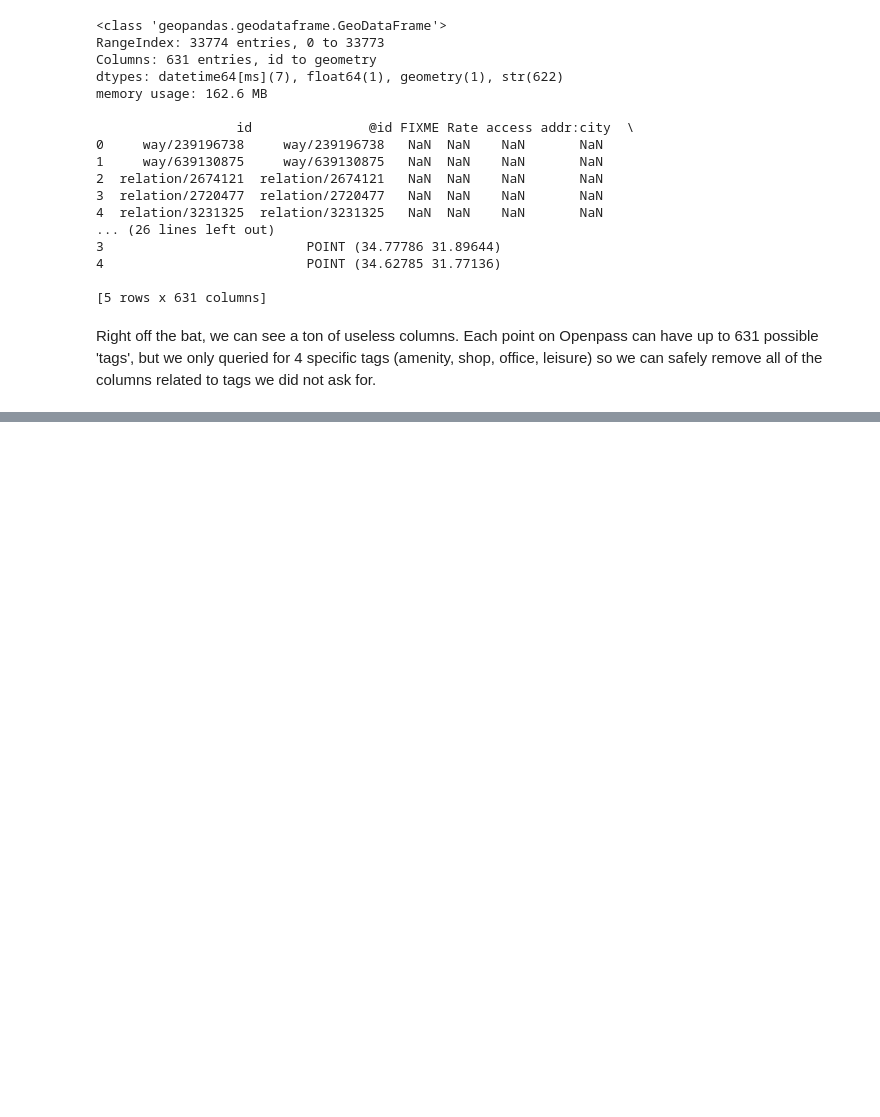
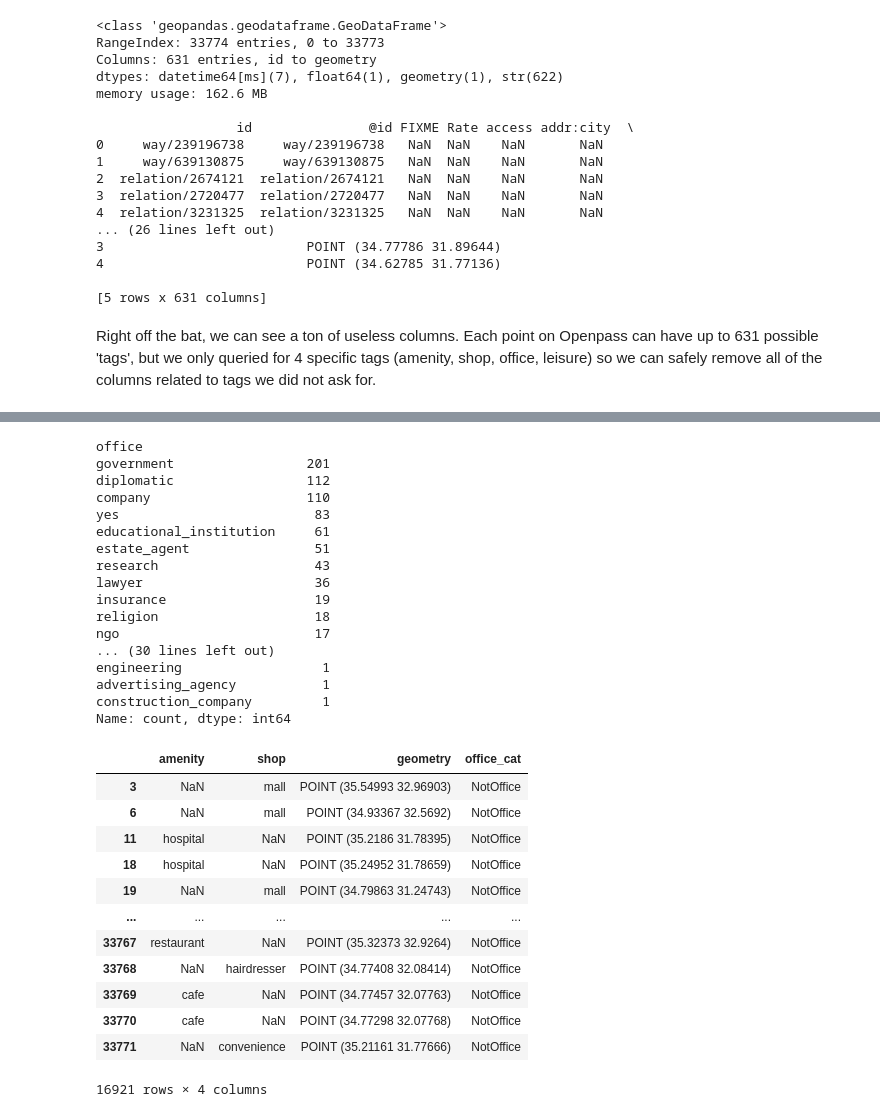
Before and after one commit to Mijael1999/EV-Charging-Station-demand-map, a Jupyter notebook: ev_project_notebook.ipynb, the cells around one changed output, grey strips where cells are left out. Cells and saved outputs as stored; diff of their text form; code cells hidden in the pictures; blank space fills up the shorter version.

```diff
--- a/ev_project_notebook.ipynb
+++ b/ev_project_notebook.ipynb
@@ -110,7 +113,7 @@ memory usage: 162.6 MB
 # %% [markdown]
 Right off the bat, we can see a ton of useless columns. Each point on Openpass can have up to 631 possible 'tags', but we only queried for 4 specific tags (amenity, shop, office, leisure) so we can safely remove all of the columns related to tags we did not ask for.
 # %%
-expected_cols = ['amenity', 'shop', 'office', 'leisure', 'geometry']
+expected_cols = ['amenity', 'shop', 'office', 'geometry']
 
 # check if these columns exists first
 existing_cols = [col for col in expected_cols if col in poi_df.columns]
@@ -144,6 +147,13 @@ Data columns (total 5 columns):
 # %%
 # I noticed the geometry also includes non-centroids!
 print(poi_df.geometry.geom_type.value_counts())
+
+# It's just the first two.. weird! I'll just drop those two rows.
+poi_df = poi_df[poi_df.geometry.geom_type == 'Point'].reset_index(drop=True)
+# poi_df = poi_df.reset_index(drop=True)
+print("\n \n AFTER DROPPING LINESTRINGS")
+poi_df.info()
+print(poi_df)
 # %% [output]
 Point         33772
 LineString        2
@@ -150,0 +175,6 @@ Name: count, dtype: int64
+# %%
+print(poi_df[['amenity']].value_counts())
+
+# I notice a lot of tags I didn't ask for. Let's remove them:
+queried_amenities = ['restaurant', 'cafe', 'fast_food', 'bank', 'pharmacy', 'clinic', 'hospital']
+poi_df.loc[~poi_df['amenity'].isin(queried_amenities), 'amenity'] = np.nan
@@ -150,0 +199,8 @@ Name: count, dtype: int64
+# %%
+# I should remove any empty rows I created:
+categories = ['amenity', 'shop', 'office']
+poi_df.dropna(subset=categories, how='all', inplace=True)
+
+print("AFTER FILTERING TAGS")
+print(poi_df[['amenity']].value_counts())
+poi_df.info()
@@ -150,0 +225,42 @@ Name: count, dtype: int64
+# %%
+# Now let's look at 'office':
+print(poi_df.loc[poi_df['office'].notna(), 'office'].value_counts())
+
+# I don't see a lot of difference between them in terms of parking-needs..
+# Since I only care about having an office somewhere - of any type, I'll turn it into a categorical
+poi_df['office_cat'] = np.where(poi_df['office'].notna(), 'Office', 'NotOffice')
+poi_df['office_cat'] = poi_df['office_cat'].astype('category')
+
+poi_df = poi_df.drop(columns='office')
+poi_df
+# %% [output]
+office
+government                 201
+diplomatic                 112
+company                    110
+yes                         83
+educational_institution     61
+estate_agent                51
+research                    43
+lawyer                      36
+insurance                   19
+religion                    18
+ngo                         17
+... (30 lines left out)
+engineering                  1
+advertising_agency           1
+construction_company         1
+Name: count, dtype: int64
+|  | amenity | shop | geometry | office_cat |
+| 3 | NaN | mall | POINT (35.54993 32.96903) | NotOffice |
+| 6 | NaN | mall | POINT (34.93367 32.5692) | NotOffice |
+| 11 | hospital | NaN | POINT (35.2186 31.78395) | NotOffice |
+| 18 | hospital | NaN | POINT (35.24952 31.78659) | NotOffice |
+| 19 | NaN | mall | POINT (34.79863 31.24743) | NotOffice |
+| ... | ... | ... | ... | ... |
+| 33767 | restaurant | NaN | POINT (35.32373 32.9264) | NotOffice |
+| 33768 | NaN | hairdresser | POINT (34.77408 32.08414) | NotOffice |
+| 33769 | cafe | NaN | POINT (34.77457 32.07763) | NotOffice |
+| 33770 | cafe | NaN | POINT (34.77298 32.07768) | NotOffice |
+| 33771 | NaN | convenience | POINT (35.21161 31.77666) | NotOffice |
+16921 rows × 4 columns
```
Also changed, not shown: parts of 20 cells of this notebook.
